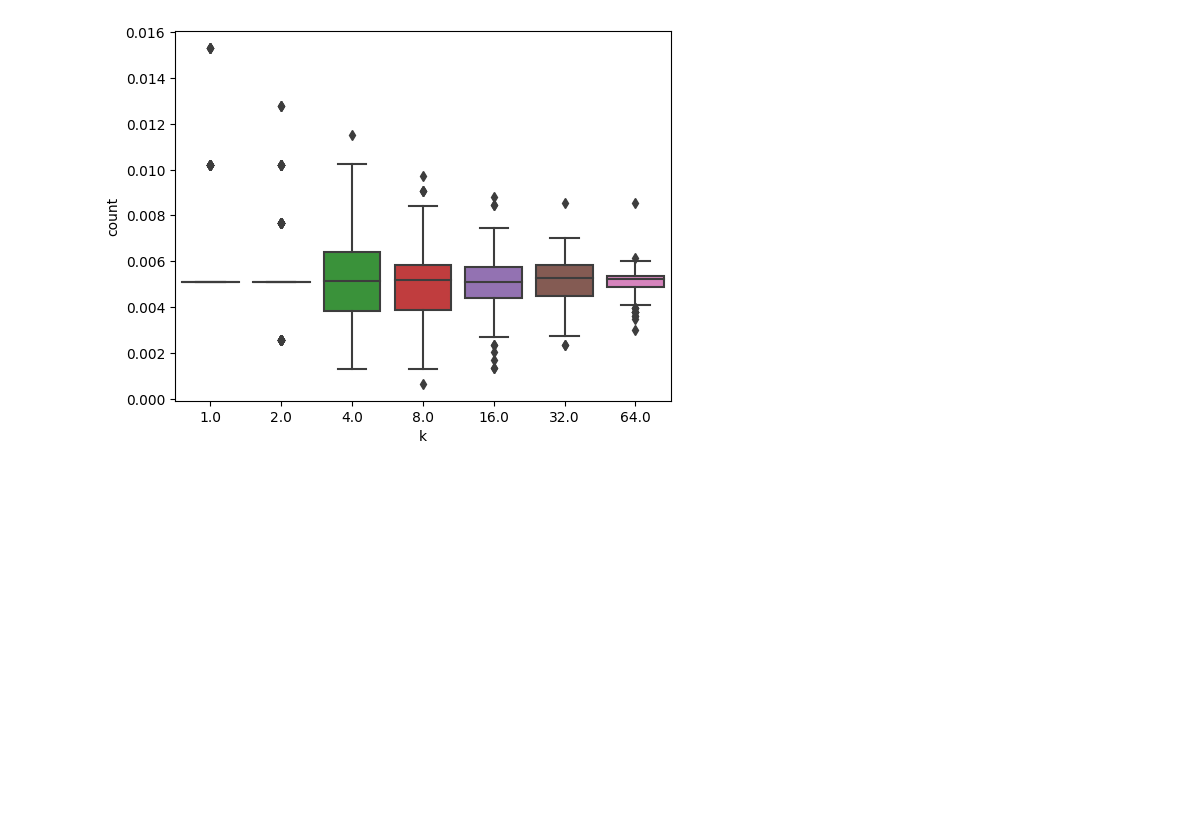
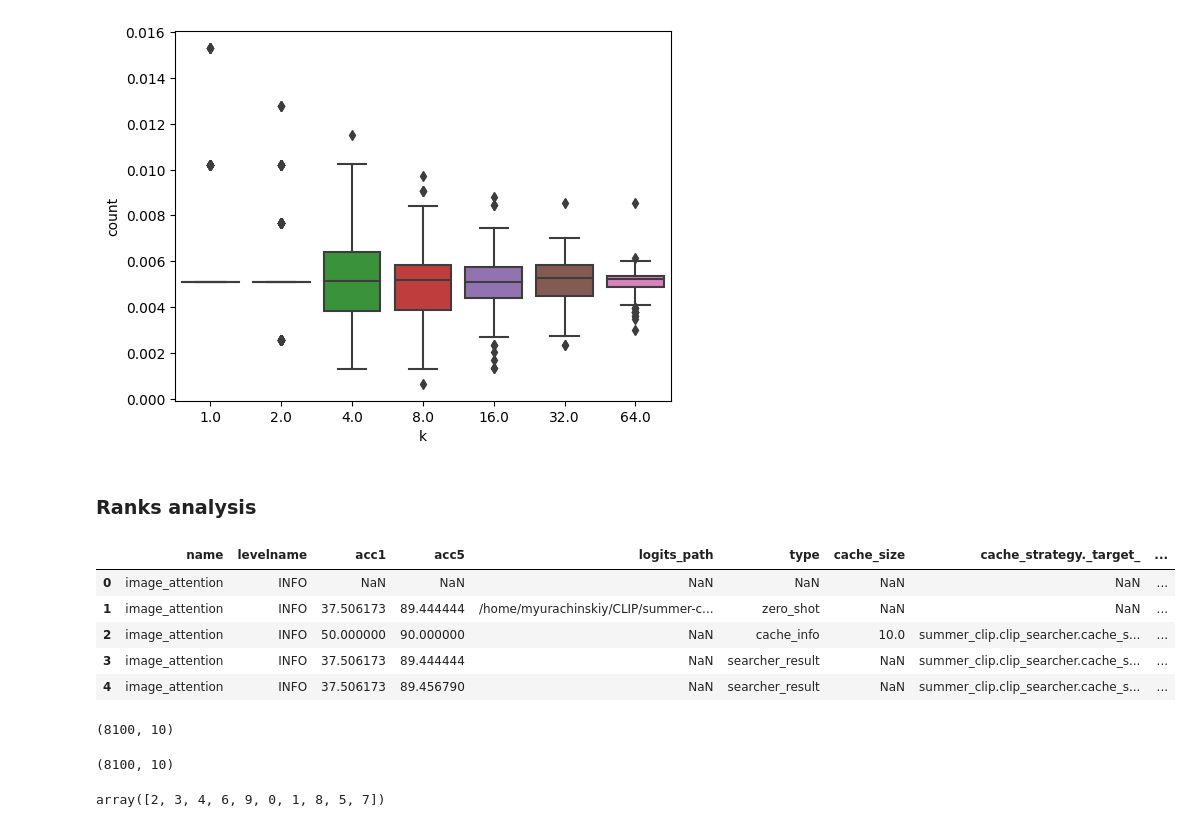
Before and after one commit to myrachins/summer-clip, a Jupyter notebook: summer_clip/clip_searcher/runs_analysis/preds_analysis.ipynb, the cells around one changed output. Drawn from its saved outputs; the diff is of its cells as text; code cells hidden in the pictures; blank space fills up the shorter version.

```diff
--- a/summer_clip/clip_searcher/runs_analysis/preds_analysis.ipynb
+++ b/summer_clip/clip_searcher/runs_analysis/preds_analysis.ipynb
@@ -15,6 +15,7 @@ def load_records(log_path: Path) -> tp.List[tp.Dict[str, tp.Any]]:
     with open(log_path) as f:
         return [json.loads(line.rstrip()) for line in f]
 # %%
-files_records = load_records(log_file_path)
-log_records_df = pd.json_normalize(files_records).drop(columns=['message', 'asctime'])
-log_records_df.head()
+def load_pd_records(log_path: Path) -> pd.DataFrame:
+    files_records = load_records(log_file_path)
+    log_records_df = pd.json_normalize(files_records).drop(columns=['message', 'asctime'])
+    return log_records_df
@@ -133,3 +130,36 @@ sns.boxplot(data=cache_ks_df, x='k', y='count', orient='v')
 plt.savefig('data/cache_classes_1.pdf')
 # %% [output]
 [figure]
+# %% [markdown]
+### Ranks analysis
+# %%
+log_file_path = outputs_dir / "2022-11-03/19-33-50/image_attention.log"
+# %%
+log_records_df = load_pd_records(log_file_path)
+log_records_df.head()
+# %% [output]
+|  | name | levelname | acc1 | acc5 | logits_path | type | cache_size | cache_strategy._target_ | ... |
+| 0 | image_attention | INFO | NaN | NaN | NaN | NaN | NaN | NaN | ... |
+| 1 | image_attention | INFO | 37.506173 | 89.444444 | /home/myurachinskiy/CLIP/summer-c... | zero_shot | NaN | NaN | ... |
+| 2 | image_attention | INFO | 50.000000 | 90.000000 | NaN | cache_info | 10.0 | summer_clip.clip_searcher.cache_s... | ... |
+| 3 | image_attention | INFO | 37.506173 | 89.444444 | NaN | searcher_result | NaN | summer_clip.clip_searcher.cache_s... | ... |
+| 4 | image_attention | INFO | 37.506173 | 89.456790 | NaN | searcher_result | NaN | summer_clip.clip_searcher.cache_s... | ... |
+# %%
+zero_shot_records = log_records_df[log_records_df['type'] == 'zero_shot']
+assert len(zero_shot_records) == 1
+
+zero_shot_logits_path = Path(zero_shot_records.iloc[0]['logits_path'])
+zero_shot_logits = np.load(zero_shot_logits_path)
+zero_shot_logits.shape
+# %% [output]
+(8100, 10)
+# %%
+zero_shot_ranks = np.argsort(-zero_shot_logits, axis=1)
+zero_shot_ranks = np.argsort(zero_shot_ranks, axis=1)
+zero_shot_ranks.shape
+# %% [output]
+(8100, 10)
+# %%
+zero_shot_ranks[0]
+# %% [output]
+array([2, 3, 4, 6, 9, 0, 1, 8, 5, 7])
```
Also changed, not shown: parts of 7 cells of this notebook, 2 other files.
